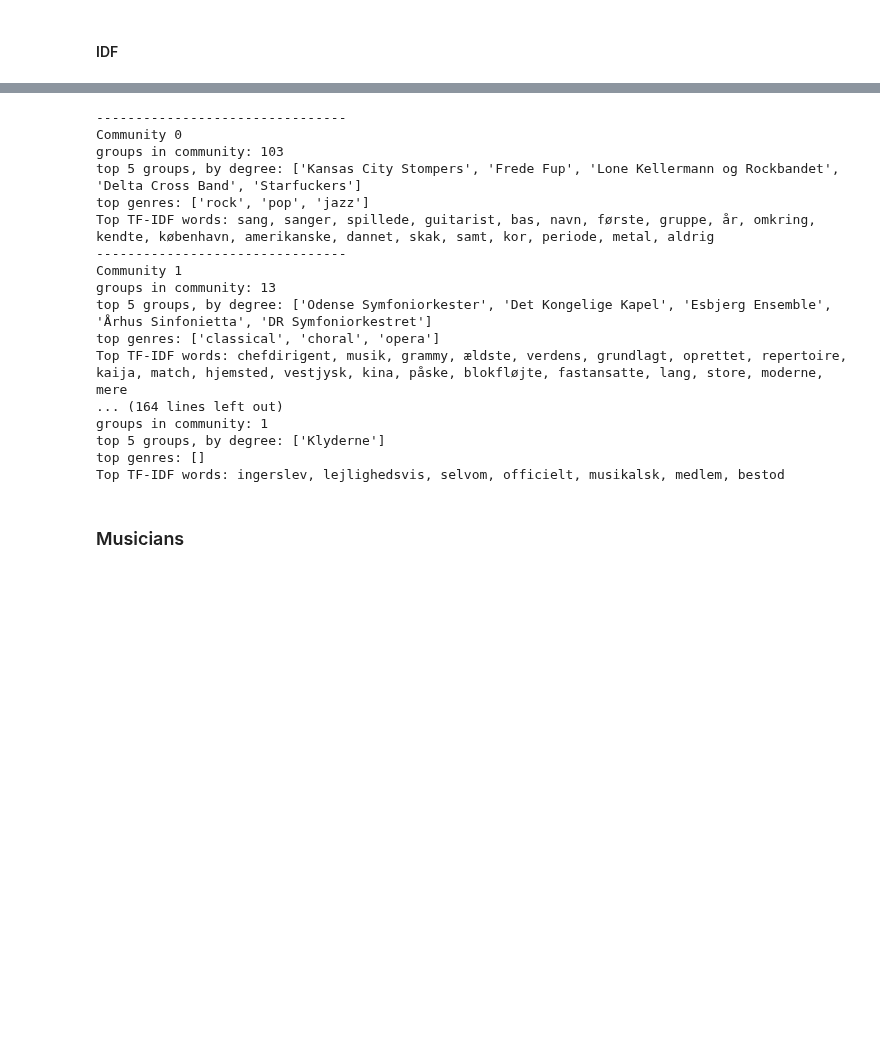
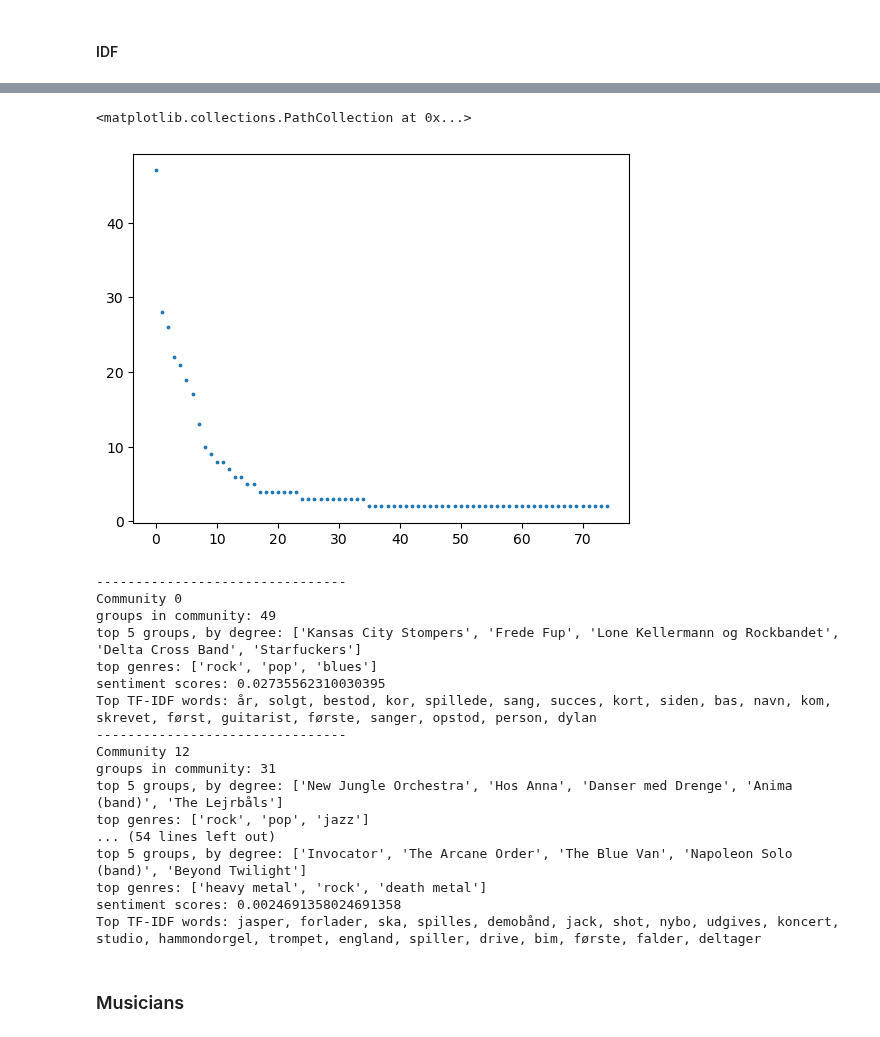
Before and after one commit to Aaresh1705/CSS_project_final, a Jupyter notebook: 5a_group_clustering_text_analysis.ipynb, the cells around one changed output, grey strips where cells are left out. Saved outputs shown, nothing was run; the diff lists cells and outputs as text; code cells hidden in the pictures; blank space fills up the shorter version.

```diff
--- a/5a_group_clustering_text_analysis.ipynb
+++ b/5a_group_clustering_text_analysis.ipynb
@@ -285,0 +402,5 @@ IDF_dict = IDF(unique_words)
+# %%
+plt.scatter(list(range(len(Counter(partition.values())))), [x[1] for x in sorted(Counter(partition.values()).items(), key= lambda x: x[1], reverse=True)], s = 3)
+# %% [output]
+<matplotlib.collections.PathCollection at 0x...>
+[figure, added]
@@ -286,5 +409,5 @@ IDF_dict = IDF(unique_words)
 # %%
-for com in range(30):
+for com in sorted_communities[:10]:
     words = communities["com_words"][com] # getting the wordlist for the given community
     TF = Counter(words) # creating dictionary of counts
     TF_IDF = {word: TF[word] * IDF_dict[word] for word in words}
@@ -295,25 +418,26 @@ for com in range(30):
     print(f"groups in community: {len(communities['groups'][com])}")
     print(f"top 5 groups, by degree: {[x[0] for x in top_groups[:5]]}")
     print(f"top genres: {list(communities['genrecount'][com].keys())[:3]}")
+    print(f"sentiment scores: {communities['scores'][com]}")
     print(f"Top TF-IDF words: {', '.join(np.asarray(most_TFIDF_words)[:,0])}")
 # %% [output]
 --------------------------------
 Community 0
-groups in community: 103
+groups in community: 49
 top 5 groups, by degree: ['Kansas City Stompers', 'Frede Fup', 'Lone Kellermann og Rockbandet', 'Delta Cross Band', 'Starfuckers']
+top genres: ['rock', 'pop', 'blues']
+sentiment scores: 0.02735562310030395
+Top TF-IDF words: år, solgt, bestod, kor, spillede, sang, succes, kort, siden, bas, navn, kom, skrevet, først, guitarist, første, sanger, opstod, person, dylan
+--------------------------------
+Community 12
+groups in community: 31
+top 5 groups, by degree: ['New Jungle Orchestra', 'Hos Anna', 'Danser med Drenge', 'Anima (band)', 'The Lejrbåls']
 top genres: ['rock', 'pop', 'jazz']
-Top TF-IDF words: sang, sanger, spillede, guitarist, bas, navn, første, gruppe, år, omkring, kendte, københavn, amerikanske, dannet, skak, samt, kor, periode, metal, aldrig
---------------------------------
-Community 1
-groups in community: 13
-top 5 groups, by degree: ['Odense Symfoniorkester', 'Det Kongelige Kapel', 'Esbjerg Ensemble', 'Århus Sinfonietta', 'DR Symfoniorkestret']
-top genres: ['classical', 'choral', 'opera']
-Top TF-IDF words: chefdirigent, musik, grammy, ældste, verdens, grundlagt, oprettet, repertoire, kaija, match, hjemsted, vestjysk, kina, påske, blokfløjte, fastansatte, lang, store, moderne, mere
-... (164 lines left out)
-groups in community: 1
-top 5 groups, by degree: ['Klyderne']
-top genres: []
-Top TF-IDF words: ingerslev, lejlighedsvis, selvom, officielt, musikalsk, medlem, bestod
+... (54 lines left out)
+top 5 groups, by degree: ['Invocator', 'The Arcane Order', 'The Blue Van', 'Napoleon Solo (band)', 'Beyond Twilight']
+top genres: ['heavy metal', 'rock', 'death metal']
+sentiment scores: 0.0024691358024691358
+Top TF-IDF words: jasper, forlader, ska, spilles, demobånd, jack, shot, nybo, udgives, koncert, studio, hammondorgel, trompet, england, spiller, drive, bim, første, falder, deltager
 # %% [markdown]
 ### Musicians
 # %%
```
Also changed, not shown: parts of 24 cells of this notebook, 1 other file.
